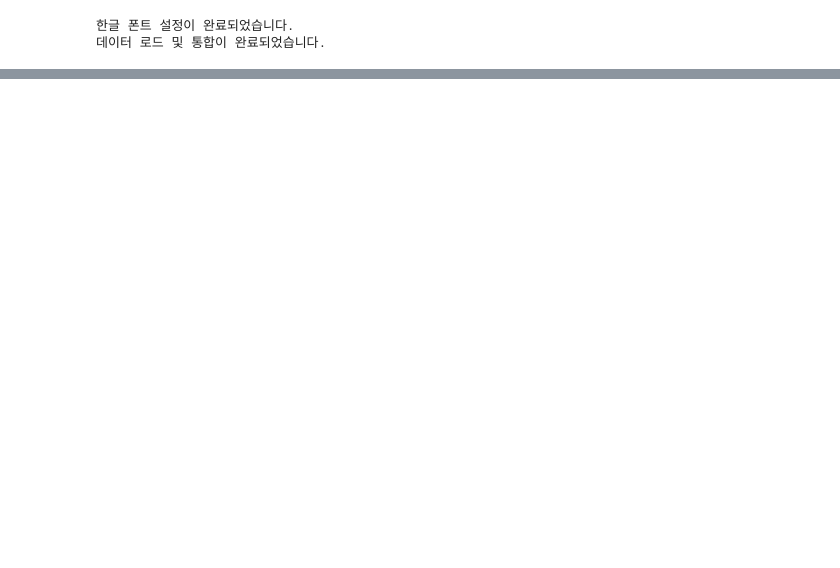
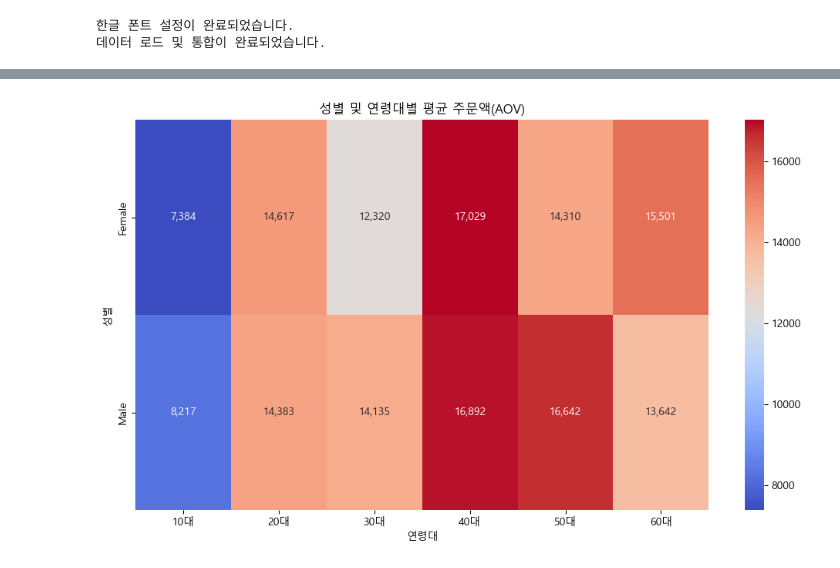
Before and after one commit to Happy-o3ov/big20-python-project1-team3, a Jupyter notebook: 판다스 실습문제/데이터프로세싱/Solution/02-6 고객분석.ipynb, the cells around one changed output, grey strips where cells are left out. Cells and saved outputs as stored; diff of their text form; code cells hidden in the pictures; blank space fills up the shorter version.

```diff
--- a/판다스 실습문제/데이터프로세싱/Solution/02-6 고객분석.ipynb
+++ b/판다스 실습문제/데이터프로세싱/Solution/02-6 고객분석.ipynb
@@ -323,3 +368,47 @@ plt.show()          # 그래프 렌더링
+# %%
+# 8) 피벗 테이블로 변환: 시각화(히트맵)를 위해 "행=성별, 열=연령대" 형태로 재배치
+#    aov_result.pivot_table(index='gender', columns='age_group', values='aov')
+#    -> DataFrame 반환: index는 gender, columns는 age_group, 각 셀은 해당 그룹의 aov 값
+pivot_aov = aov_result.pivot_table(
+    index='gender',
+    columns='age_group',
+    values='aov'
+)
+
+# 9) 시각화 라이브러리 임포트 (필요시 이미 임포트했으면 중복 임포트 무해)
+import matplotlib.pyplot as plt  # matplotlib.pyplot: 플롯 생성/조작 함수 모음
+import seaborn as sns            # seaborn: 통계적 시각화 라이브러리(heatmap 등에 편리)
+
+# 10) figure 크기 설정: 시각화 캔버스의 가로/세로 크기(인치 단위)
+plt.figure(figsize=(10, 6))
+# 이유: 기본 크기는 작을 수 있어 레이블이 겹치므로 명시적으로 크기를 지정
+
+# 11) 히트맵 내부에 표시할 텍스트(문자열)로 포맷팅
+#     pivot_aov.map(lambda x: f'{x:,.0f}') 사용 이유:
+#     - pivot_aov의 각 셀(숫자)을 문자열로 포맷해서 천단위 콤마 삽입, 소수점 제거
+#     - seaborn.heatmap의 annot 인자로 문자열 Series/DataFrame을 주면 원하는 포맷 그대로 표시 가능
+annot_data = pivot_aov.map(lambda x: f'{x:,.0f}')
+
+# 12) 히트맵 생성
+#     sns.heatmap(data, annot=annot_data, fmt='', cmap='coolwarm')
+#     - data: 2차원 행렬(여기서는 pivot_aov)
+#     - annot: 각 셀에 표시할 값 (문자열이나 숫자)
+#     - fmt: annot이 숫자일 경우 포맷 지정; 이미 문자열이므로 빈 문자열 사용
+#     - cmap: 색상 팔레트 (낮은 값은 파랑, 높은 값은 빨강 계열)
+sns.heatmap(pivot_aov, annot=annot_data, fmt='', cmap='coolwarm')
+
+# 13) 제목 및 축 레이블 설정
+plt.title('성별 및 연령대별 평균 주문액(AOV)')  # 그래프 제목
+plt.xlabel('연령대')                            # x축 레이블 (열: age_group)
+plt.ylabel('성별')                              # y축 레이블 (행: gender)
+
+# 14) 레이아웃 조정: 자동으로 축-레이블-타이틀 여백을 조정하여 잘림 방지
+plt.tight_layout()
+
+# 15) 플롯을 화면에 보여줌 (인터랙티브 환경 또는 스크립트에서 최종 출력)
+plt.show()
+# %% [output]
+[figure, added]
 # %%
 # 🧩 2️⃣ columns: 내용 분석
 
```
Also changed, not shown: parts of 6 cells of this notebook, 1 other file.
